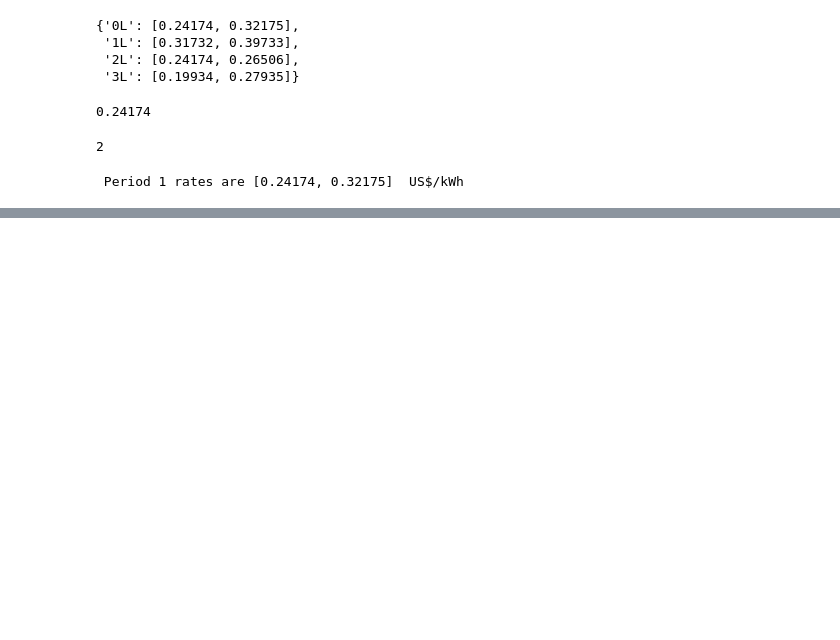
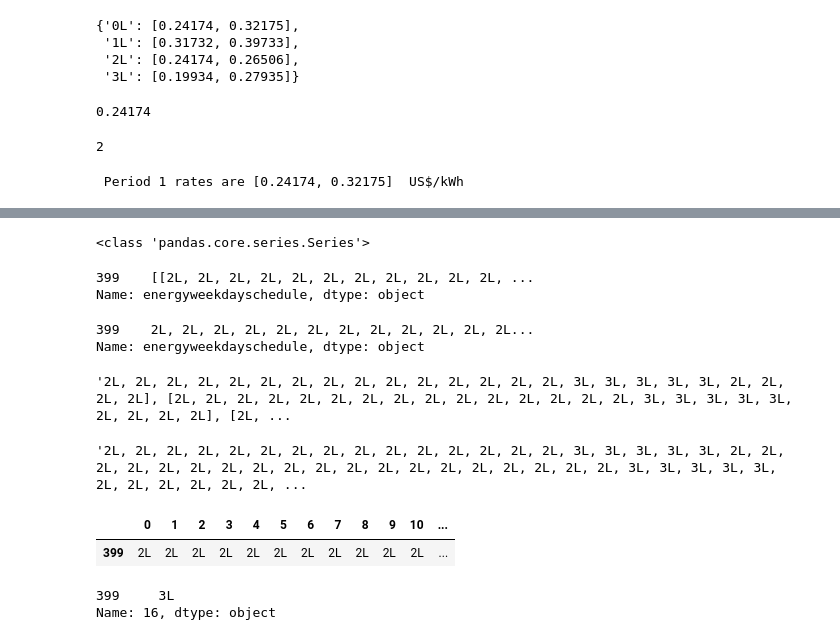
Before and after one commit to arras-energy/gridlabd-template, a Jupyter notebook: US/CA/SLAC/tariff_design/Tariff Query.ipynb, the cells around one changed output, grey strips where cells are left out. Drawn from its saved outputs; the diff is of its cells as text; code cells hidden in the pictures; blank space fills up the shorter version.

Commit message:
Tariff schedule format editing

```diff
--- a/US/CA/SLAC/tariff_design/Tariff Query.ipynb
+++ b/US/CA/SLAC/tariff_design/Tariff Query.ipynb
@@ -134,0 +143,2 @@ Name: energyweekdayschedule, dtype: object
+# %%
+tariff_data_nt = tariff[sector_type].query('name==@tariff_name')
@@ -134,0 +150,35 @@ Name: energyweekdayschedule, dtype: object
+# %%
+series1=tariff_data_nt["energyweekdayschedule"]
+print(type(series1))
+series1
+# %% [output]
+<class 'pandas.core.series.Series'>
+399    [[2L, 2L, 2L, 2L, 2L, 2L, 2L, 2L, 2L, 2L, 2L, ...
+Name: energyweekdayschedule, dtype: object
+# %%
+series2 = series1.str.strip('[]')
+series2
+# %% [output]
+399    2L, 2L, 2L, 2L, 2L, 2L, 2L, 2L, 2L, 2L, 2L, 2L...
+Name: energyweekdayschedule, dtype: object
+# %%
+series2.iloc[0]
+# %% [output]
+'2L, 2L, 2L, 2L, 2L, 2L, 2L, 2L, 2L, 2L, 2L, 2L, 2L, 2L, 2L, 3L, 3L, 3L, 3L, 3L, 2L, 2L, 2L, 2L], [2L, 2L, 2L, 2L, 2L, 2L, 2L, 2L, 2L, 2L, 2L, 2L, 2L, 2L, 2L, 3L, 3L, 3L, 3L, 3L, 2L, 2L, 2L, 2L], [2L, ...
+# %%
+series2_1 = series1.str.replace('[','', regex=True)
+series2_1 = series2_1.str.replace(']','', regex=True)
+series2_1.iloc[0]
+# %% [output]
+'2L, 2L, 2L, 2L, 2L, 2L, 2L, 2L, 2L, 2L, 2L, 2L, 2L, 2L, 2L, 3L, 3L, 3L, 3L, 3L, 2L, 2L, 2L, 2L, 2L, 2L, 2L, 2L, 2L, 2L, 2L, 2L, 2L, 2L, 2L, 2L, 2L, 2L, 2L, 3L, 3L, 3L, 3L, 3L, 2L, 2L, 2L, 2L, 2L, 2L, ...
+# %%
+series2_2 = series2_1.str.split(pat=',', expand=True)
+series2_2
+# %% [output]
+|  | 0 | 1 | 2 | 3 | 4 | 5 | 6 | 7 | 8 | 9 | 10 | ... |
+| 399 | 2L | 2L | 2L | 2L | 2L | 2L | 2L | 2L | 2L | 2L | 2L | ... |
+# %%
+series2_2[16]
+# %% [output]
+399     3L
+Name: 16, dtype: object
```
Also changed, not shown: parts of 11 cells of this notebook, 1 other file.
